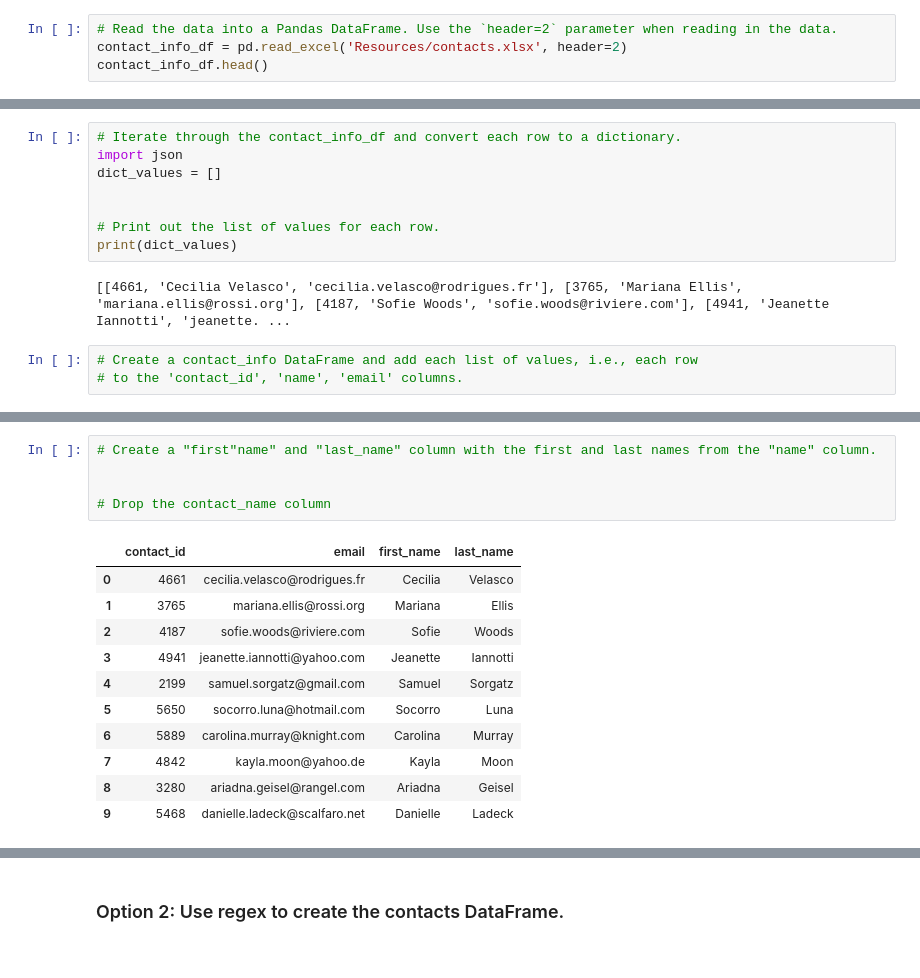
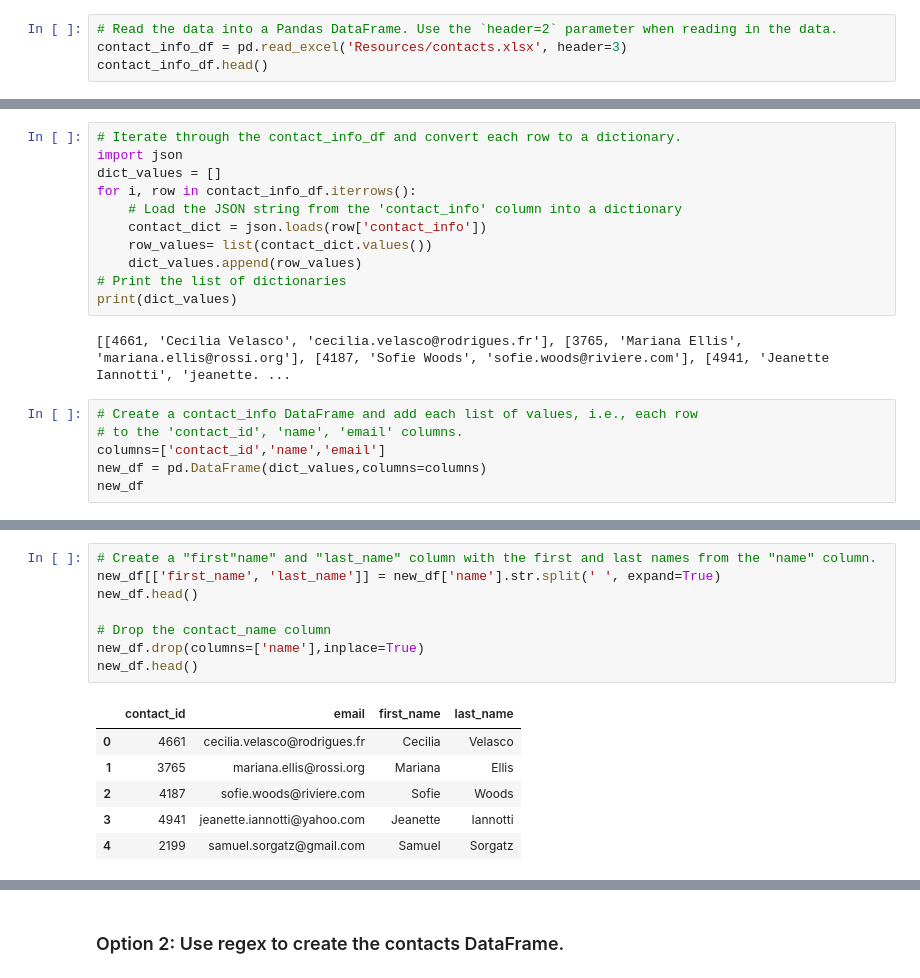
Before and after one commit to cindyd97/Crowdfunding_with_ETL, a Jupyter notebook: ETL_Mini_Project_CDuong_DCabrera.ipynb, the cells around one changed output, grey strips where cells are left out. Saved outputs shown, nothing was run; the diff lists cells and outputs as text.

```diff
--- a/ETL_Mini_Project_CDuong_DCabrera.ipynb
+++ b/ETL_Mini_Project_CDuong_DCabrera.ipynb
@@ -294,7 +302,7 @@ campaign_cleaned.to_csv("Resources/campaign.csv", index=False)
 ### Extract the contacts.xlsx Data.
 # %%
 # Read the data into a Pandas DataFrame. Use the `header=2` parameter when reading in the data.
-contact_info_df = pd.read_excel('Resources/contacts.xlsx', header=2)
+contact_info_df = pd.read_excel('Resources/contacts.xlsx', header=3)
 contact_info_df.head()
 # %% [output]
 |  | contact_info |
@@ -319,15 +327,21 @@ Then export the DataFrame as a `contacts.csv` CSV file.
 # Iterate through the contact_info_df and convert each row to a dictionary.
 import json
 dict_values = []
-
-
-# Print out the list of values for each row.
+for i, row in contact_info_df.iterrows():
+    # Load the JSON string from the 'contact_info' column into a dictionary
+    contact_dict = json.loads(row['contact_info'])
+    row_values= list(contact_dict.values())
+    dict_values.append(row_values)
+# Print the list of dictionaries
 print(dict_values)
 # %% [output]
 [[4661, 'Cecilia Velasco', 'cecilia.velasco@rodrigues.fr'], [3765, 'Mariana Ellis', 'mariana.ellis@rossi.org'], [4187, 'Sofie Woods', 'sofie.woods@riviere.com'], [4941, 'Jeanette Iannotti', 'jeanette. ...
 # %%
 # Create a contact_info DataFrame and add each list of values, i.e., each row
 # to the 'contact_id', 'name', 'email' columns.
+columns=['contact_id','name','email']
+new_df = pd.DataFrame(dict_values,columns=columns)
+new_df
 # %% [output]
 |  | contact_id | name | email |
 | 0 | 4661 | Cecilia Velasco | cecilia.velasco@rodrigues.fr |
@@ -350,20 +372,18 @@ dtypes: int64(1), object(2)
 memory usage: 23.6+ KB
 # %%
 # Create a "first"name" and "last_name" column with the first and last names from the "name" column.
-
+new_df[['first_name', 'last_name']] = new_df['name'].str.split(' ', expand=True)
+new_df.head()
 
 # Drop the contact_name column
+new_df.drop(columns=['name'],inplace=True)
+new_df.head()
 # %% [output]
 |  | contact_id | email | first_name | last_name |
 | 0 | 4661 | cecilia.velasco@rodrigues.fr | Cecilia | Velasco |
 | 1 | 3765 | mariana.ellis@rossi.org | Mariana | Ellis |
 | 2 | 4187 | sofie.woods@riviere.com | Sofie | Woods |
 | 3 | 4941 | jeanette.iannotti@yahoo.com | Jeanette | Iannotti |
 | 4 | 2199 | samuel.sorgatz@gmail.com | Samuel | Sorgatz |
-| 5 | 5650 | socorro.luna@hotmail.com | Socorro | Luna |
-| 6 | 5889 | carolina.murray@knight.com | Carolina | Murray |
-| 7 | 4842 | kayla.moon@yahoo.de | Kayla | Moon |
-| 8 | 3280 | ariadna.geisel@rangel.com | Ariadna | Geisel |
-| 9 | 5468 | danielle.ladeck@scalfaro.net | Danielle | Ladeck |
 # %%
 # Reorder the columns
```
Also changed, not shown: parts of 8 cells of this notebook, 3 other files.
